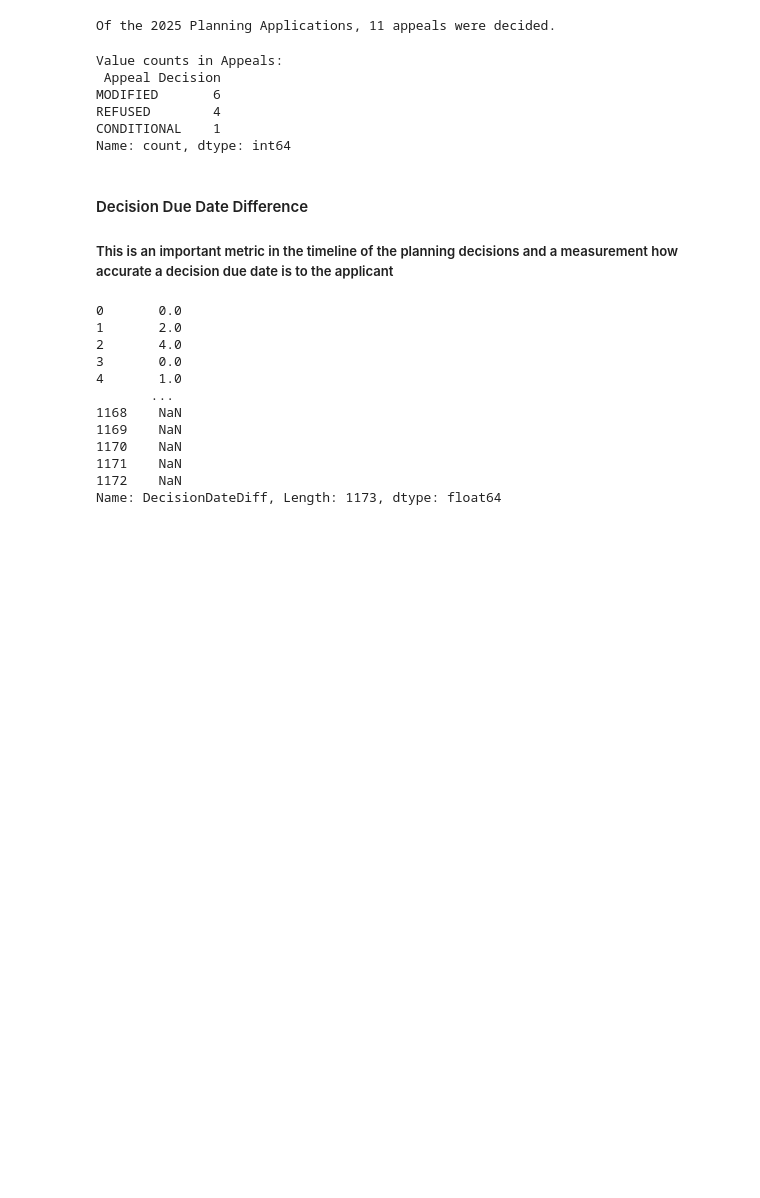
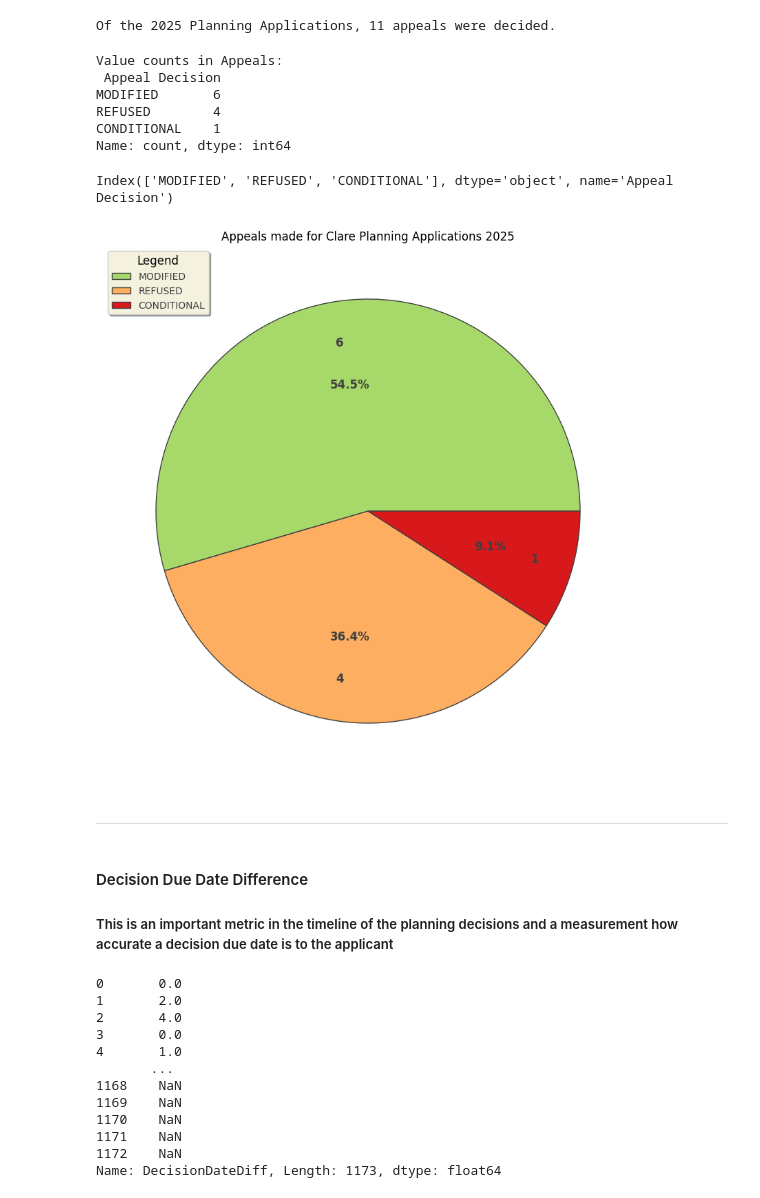
Before and after one commit to FaolanH/programming-for-data-analytics, a Jupyter notebook: pfda-project/project.ipynb, the cells around one changed output. Saved outputs shown, nothing was run; the diff lists cells and outputs as text; code cells hidden in the pictures; blank space fills up the shorter version.

```diff
--- a/pfda-project/project.ipynb
+++ b/pfda-project/project.ipynb
@@ -471,6 +474,37 @@ MODIFIED       6
 REFUSED        4
 CONDITIONAL    1
 Name: count, dtype: int64
+# %%
+appeal_types =appeals.index
+appeal_types
+# %% [output]
+Index(['MODIFIED', 'REFUSED', 'CONDITIONAL'], dtype='object', name='Appeal Decision')
+# %%
+# Source - https://www.geeksforgeeks.org/data-science/plot-a-pie-chart-in-python-using-matplotlib/
+# Source -  https://matplotlib.org/stable/gallery/pie_and_polar_charts/pie_features.html
+
+fig = plt.figure (figsize = (10,10))
+
+# The below source was incredibly useful to help me to figure out plot label sizing
+# Source - https://stackoverflow.com/questions/7082345/how-to-set-the-labels-size-on-a-pie-chart
+
+# Source for label positioning - https://proclusacademy.com/blog/customize_matplotlib_piechart/
+# Source for edgecolour - https://colab.research.google.com/github/Vikasdonta1/Data-Visualization-using-Matplotlib-Course/blob/main/Matplotlib_Plot_a_Pie_Chart.ipynb#scrollTo=4pKiYTKx6bgP
+
+plt.pie(appeals, labels = appeals, labeldistance = 0.8, wedgeprops={'edgecolor': '#404040'}, textprops={'fontsize': 12, 'color' : '#404040', 'weight':'bold'}, autopct='%1.1f%%', pctdistance = 0.6, colors =['#a6d96a', '#fdae61','#d7191c', '#1a9641'])
+
+plt.title("Appeals made for Clare Planning Applications 2025")
+
+# Source - https://matplotlib.org/stable/api/legend_api.html
+legend = plt.legend(appeal_types, labelcolor = "#404040", shadow = True, loc = "upper left", title = 'Legend', facecolor='#f4f1de', fontsize = 'medium', title_fontsize = 'large')
+# Source - https://matplotlib.org/stable/gallery/text_labels_and_annotations/legend_demo.html
+legend.get_title().set_color("#000000")
+
+plt.show()
+# %% [output]
+[figure, added]
+# %% [markdown]
+---------------------
 # %% [markdown]
 #### Decision Due Date Difference
 
```
Also changed, not shown: parts of 4 cells of this notebook.
